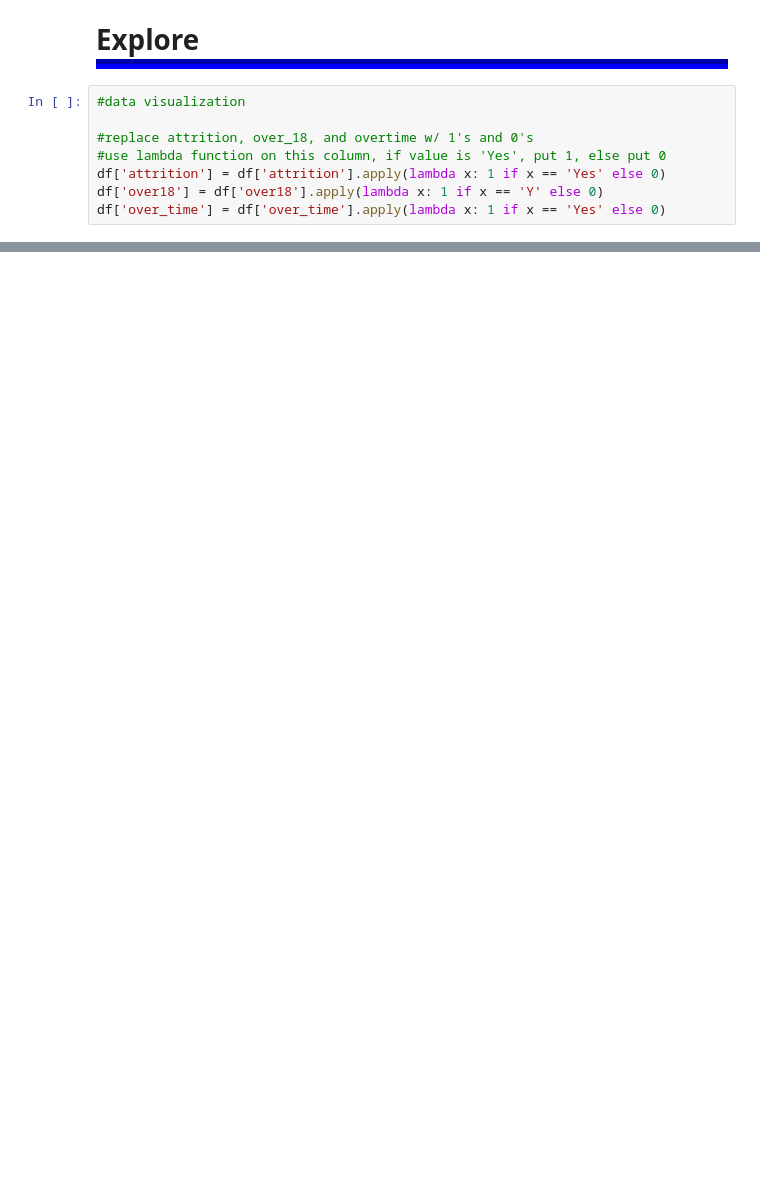
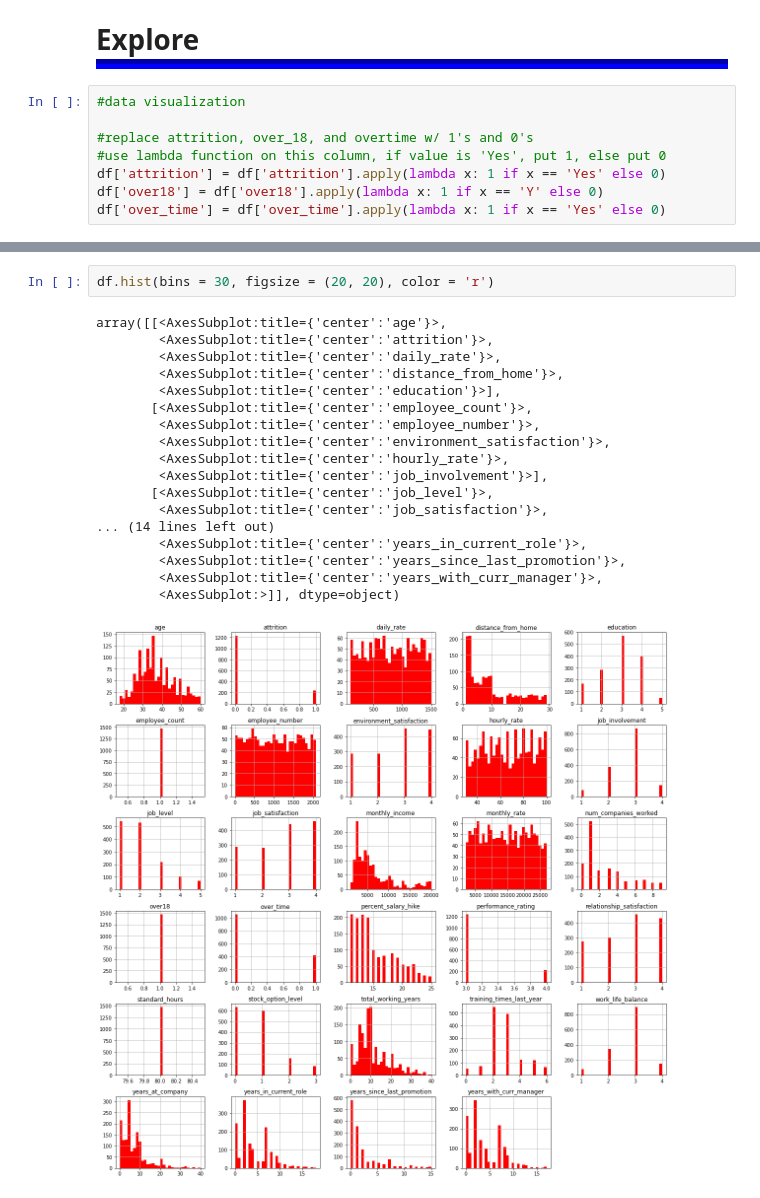
Before and after one commit to JulesMorris/DS-Projects, a Jupyter notebook: Human_Resources_Project/Final.ipynb, the cells around one changed output, grey strips where cells are left out. Cells and saved outputs as stored; diff of their text form; blank space fills up the shorter version.

```diff
--- a/Human_Resources_Project/Final.ipynb
+++ b/Human_Resources_Project/Final.ipynb
@@ -155,0 +162,21 @@ df.head()
+# %%
+df.hist(bins = 30, figsize = (20, 20), color = 'r')
+# %% [output]
+array([[<AxesSubplot:title={'center':'age'}>,
+        <AxesSubplot:title={'center':'attrition'}>,
+        <AxesSubplot:title={'center':'daily_rate'}>,
+        <AxesSubplot:title={'center':'distance_from_home'}>,
+        <AxesSubplot:title={'center':'education'}>],
+       [<AxesSubplot:title={'center':'employee_count'}>,
+        <AxesSubplot:title={'center':'employee_number'}>,
+        <AxesSubplot:title={'center':'environment_satisfaction'}>,
+        <AxesSubplot:title={'center':'hourly_rate'}>,
+        <AxesSubplot:title={'center':'job_involvement'}>],
+       [<AxesSubplot:title={'center':'job_level'}>,
+        <AxesSubplot:title={'center':'job_satisfaction'}>,
+... (14 lines left out)
+        <AxesSubplot:title={'center':'years_in_current_role'}>,
+        <AxesSubplot:title={'center':'years_since_last_promotion'}>,
+        <AxesSubplot:title={'center':'years_with_curr_manager'}>,
+        <AxesSubplot:>]], dtype=object)
+[figure, added]
```
Also changed, not shown: parts of 11 cells of this notebook.
